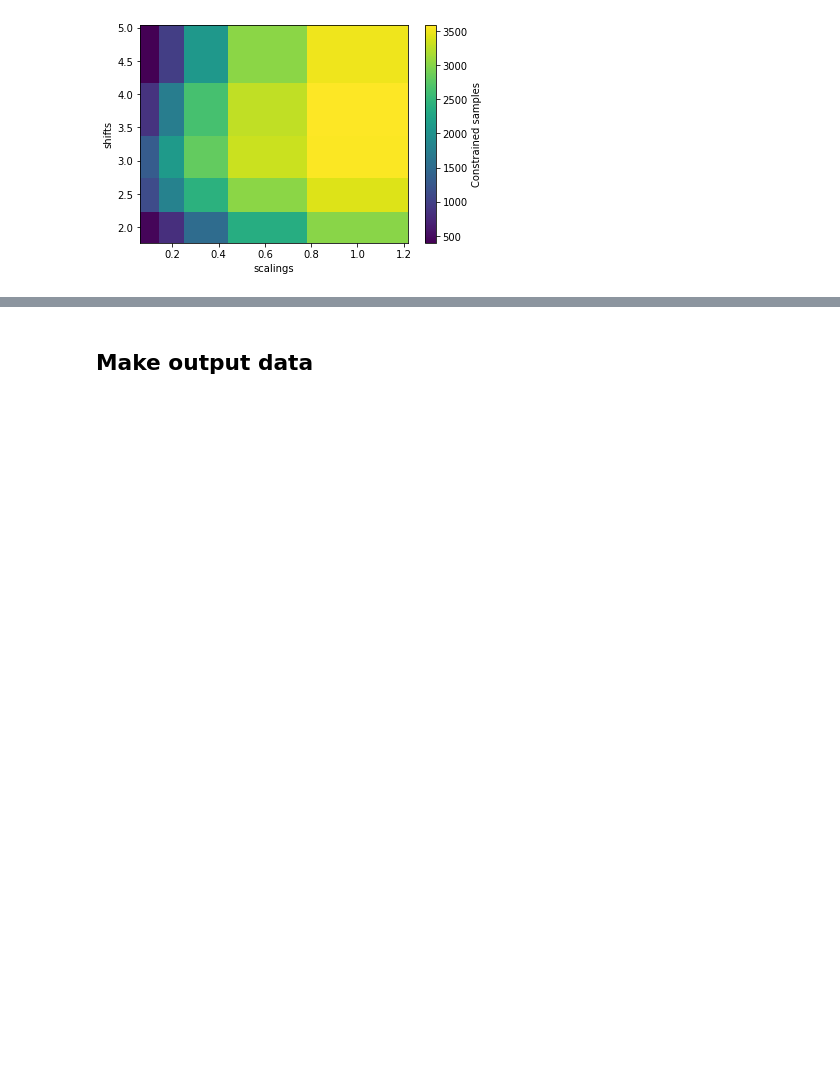
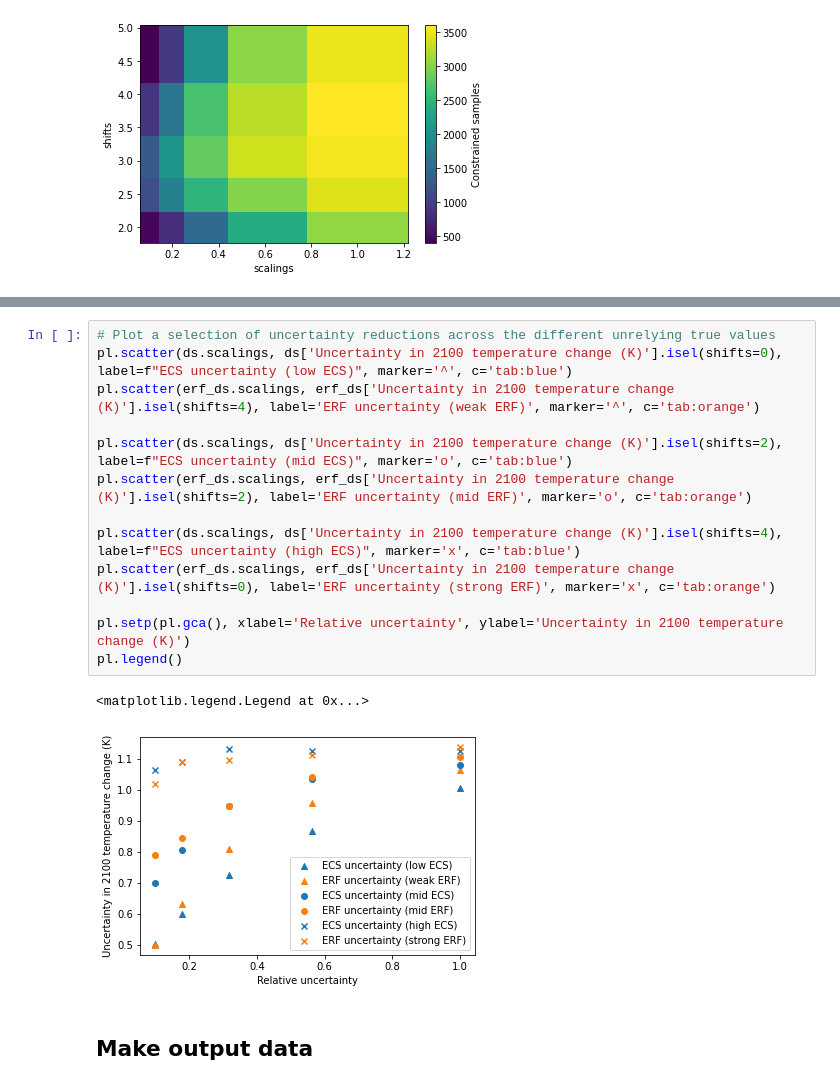
Before and after one commit to chrisroadmap/ar6-aerosol-uncertainty, a Jupyter notebook: notebooks/300_systematic_resampling.ipynb, the cells around one changed output, grey strips where cells are left out. Cells and saved outputs as stored; diff of their text form; blank space fills up the shorter version.

```diff
--- a/notebooks/300_systematic_resampling.ipynb
+++ b/notebooks/300_systematic_resampling.ipynb
@@ -184,3 +204,19 @@ ds.plot.scatter('Mean ECS', 'ECS Uncertainty', hue='Temperature change by 2100 (
+# %%
+# Plot a selection of uncertainty reductions across the different unrelying true values
+pl.scatter(ds.scalings, ds['Uncertainty in 2100 temperature change (K)'].isel(shifts=0), label=f"ECS uncertainty (low ECS)", marker='^', c='tab:blue')
+pl.scatter(erf_ds.scalings, erf_ds['Uncertainty in 2100 temperature change (K)'].isel(shifts=4), label='ERF uncertainty (weak ERF)', marker='^', c='tab:orange')
+
+pl.scatter(ds.scalings, ds['Uncertainty in 2100 temperature change (K)'].isel(shifts=2), label=f"ECS uncertainty (mid ECS)", marker='o', c='tab:blue')
+pl.scatter(erf_ds.scalings, erf_ds['Uncertainty in 2100 temperature change (K)'].isel(shifts=2), label='ERF uncertainty (mid ERF)', marker='o', c='tab:orange')
+
+pl.scatter(ds.scalings, ds['Uncertainty in 2100 temperature change (K)'].isel(shifts=4), label=f"ECS uncertainty (high ECS)", marker='x', c='tab:blue')
+pl.scatter(erf_ds.scalings, erf_ds['Uncertainty in 2100 temperature change (K)'].isel(shifts=0), label='ERF uncertainty (strong ERF)', marker='x', c='tab:orange')
+
+pl.setp(pl.gca(), xlabel='Relative uncertainty', ylabel='Uncertainty in 2100 temperature change (K)')
+pl.legend()
+# %% [output]
+<matplotlib.legend.Legend at 0x...>
+[figure, added]
 # %% [markdown]
 ## Make output data
 # %%
```
Also changed, not shown: parts of 11 cells of this notebook.
